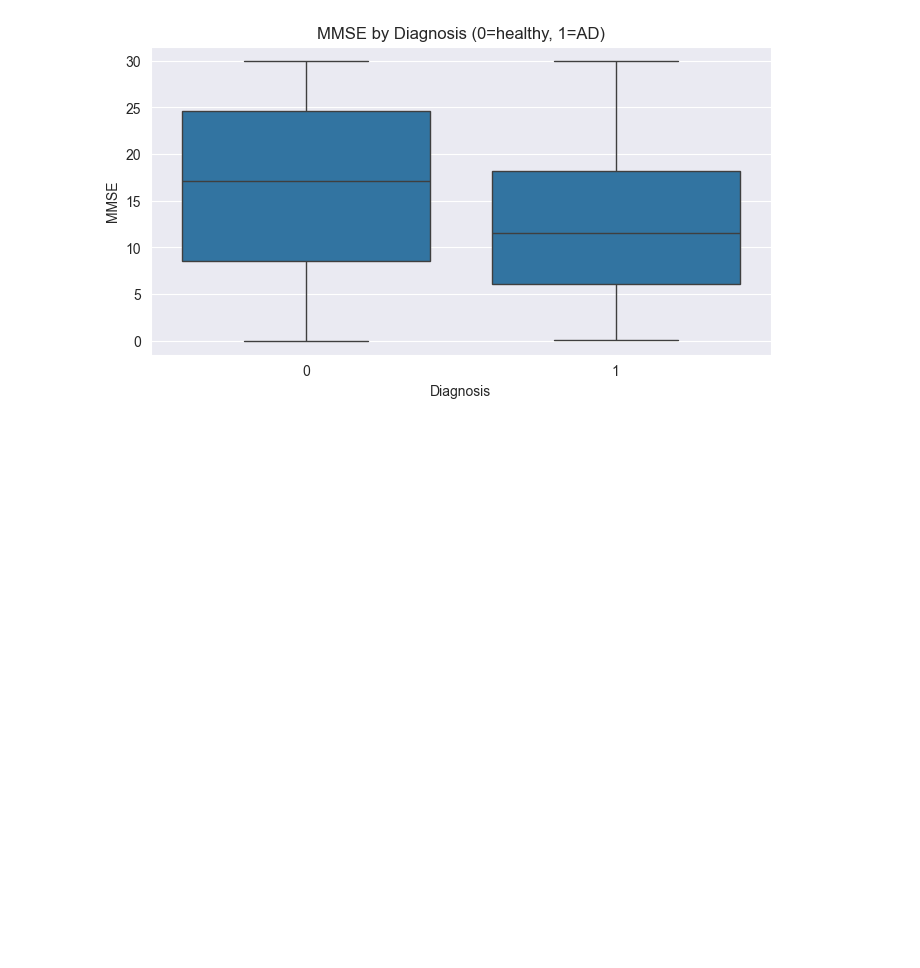
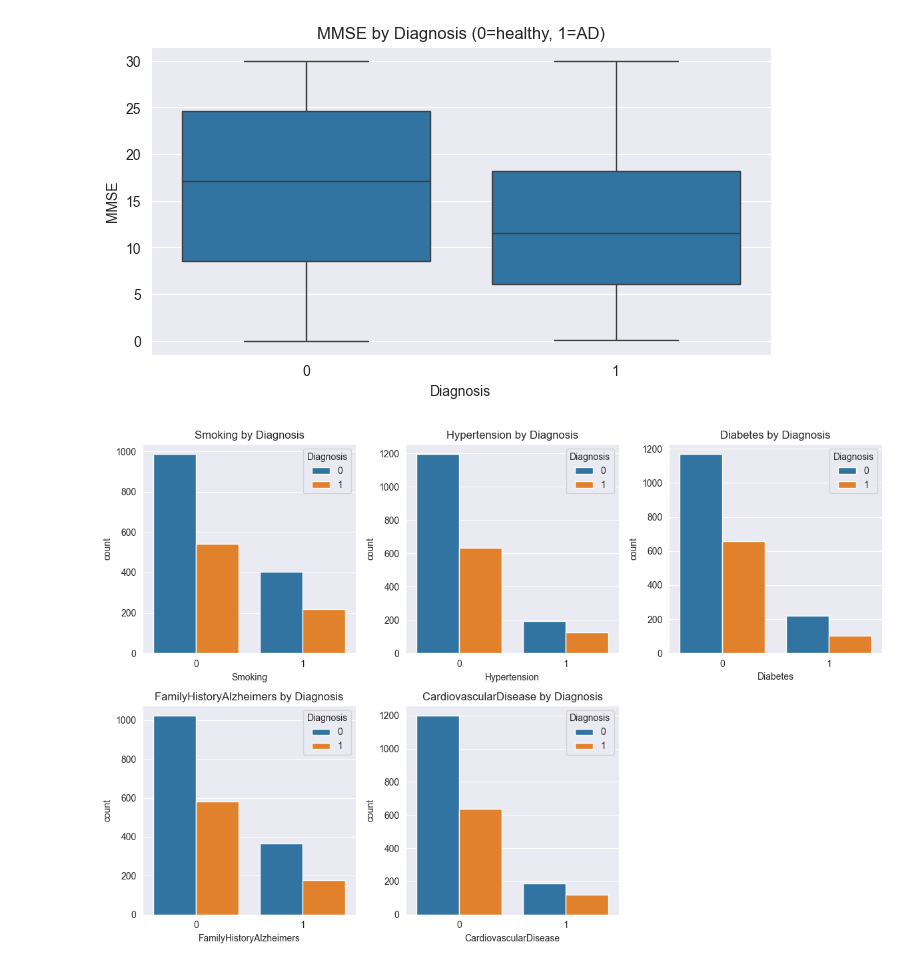
Before and after one commit to artkowal/alzheimer_detection, a Jupyter notebook: notebooks/eda.ipynb, the cells around one changed output. Saved outputs shown, nothing was run; the diff lists cells and outputs as text; code cells hidden in the pictures; blank space fills up the shorter version.

Commit message:
ADD EDA: barplots for binary & categorical features; boxplots for additional numerics

```diff
--- a/notebooks/eda.ipynb
+++ b/notebooks/eda.ipynb
@@ -59,3 +59,19 @@ plt.title("MMSE by Diagnosis (0=healthy, 1=AD)")
 Text(0.5, 1.0, 'MMSE by Diagnosis (0=healthy, 1=AD)')
 [figure]
 [figure]
+# %%
+# Barplots dla zmiennych binarnych
+binary_cols = [
+    'Smoking', 'Hypertension', 'Diabetes',
+    'FamilyHistoryAlzheimers', 'CardiovascularDisease'
+]
+
+plt.figure(figsize=(12, 8))
+for i, col in enumerate(binary_cols, 1):
+    plt.subplot(2, 3, i)
+    sns.countplot(x=col, hue=df['Diagnosis'], data=df)
+    plt.title(f"{col} by Diagnosis")
+    plt.legend(title='Diagnosis', loc='upper right')
+plt.tight_layout()
+# %% [output]
+[figure, added]
```
Also changed, not shown: parts of 2 cells of this notebook.
